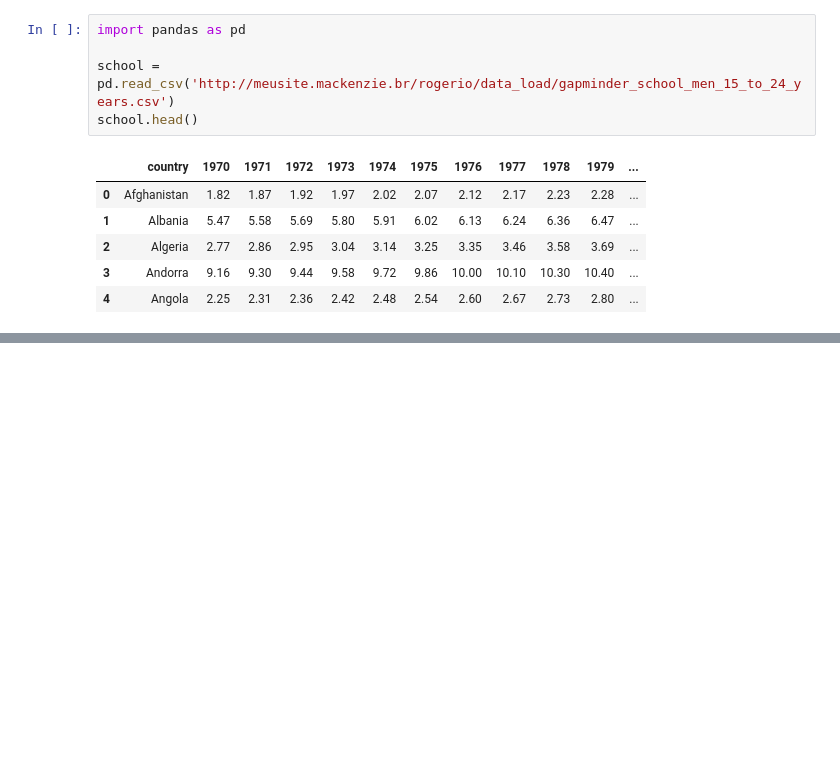
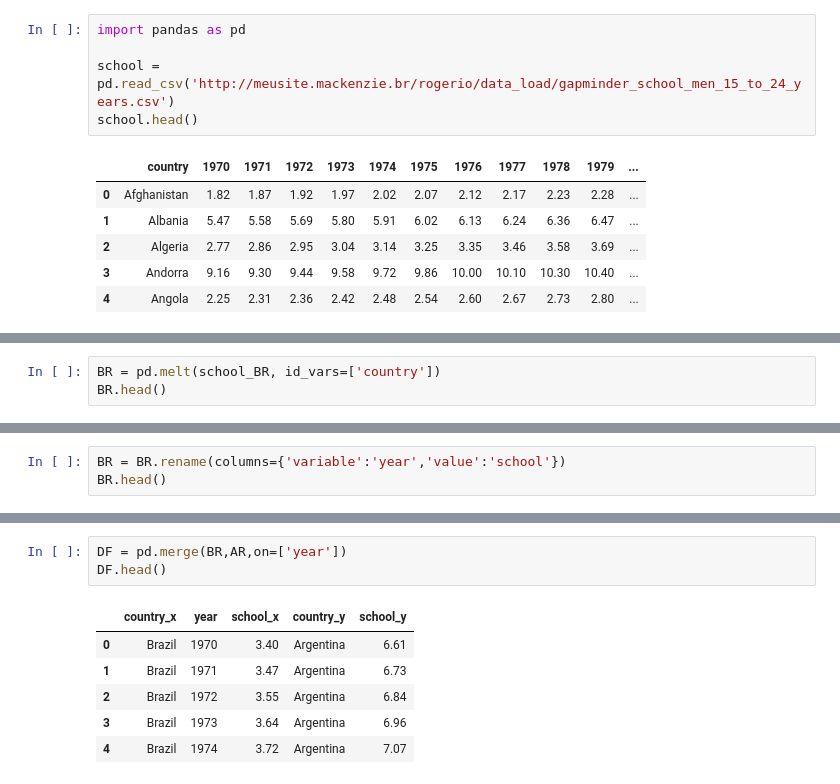
Before and after one commit to smilesrgouveia/Aula, a Jupyter notebook: TarefaTrilha2_PL.ipynb, the cells around one changed output, grey strips where cells are left out. Cells and saved outputs as stored; diff of their text form; blank space fills up the shorter version.

```diff
--- a/TarefaTrilha2_PL.ipynb
+++ b/TarefaTrilha2_PL.ipynb
@@ -17,0 +28,3 @@ school_BR
+# %%
+BR = pd.melt(school_BR, id_vars=['country'])
+BR.head()
@@ -17,0 +38,3 @@ school_BR
+# %%
+BR = BR.rename(columns={'variable':'year','value':'school'})
+BR.head()
@@ -17,0 +68,10 @@ school_BR
+# %%
+DF = pd.merge(BR,AR,on=['year'])
+DF.head()
+# %% [output]
+|  | country_x | year | school_x | country_y | school_y |
+| 0 | Brazil | 1970 | 3.40 | Argentina | 6.61 |
+| 1 | Brazil | 1971 | 3.47 | Argentina | 6.73 |
+| 2 | Brazil | 1972 | 3.55 | Argentina | 6.84 |
+| 3 | Brazil | 1973 | 3.64 | Argentina | 6.96 |
+| 4 | Brazil | 1974 | 3.72 | Argentina | 7.07 |
```
Also changed, not shown: parts of 15 cells of this notebook.
